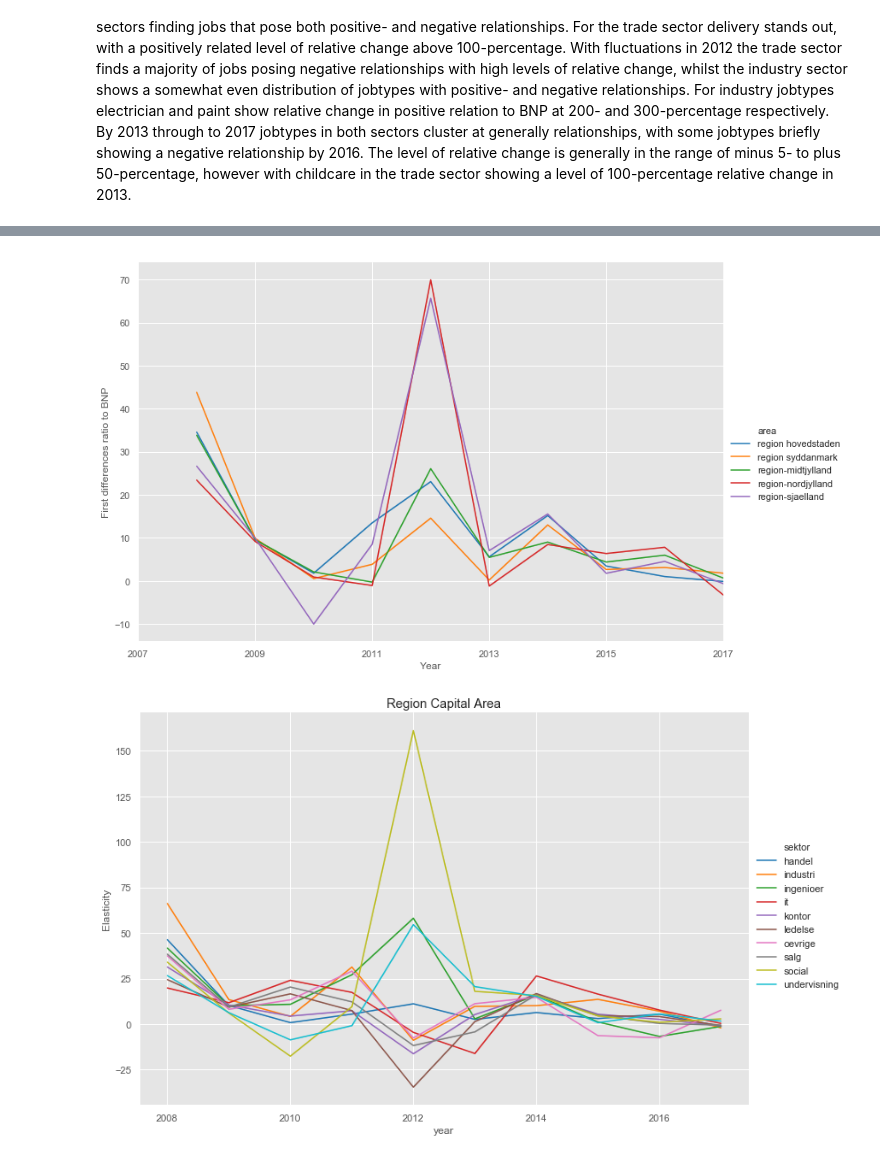
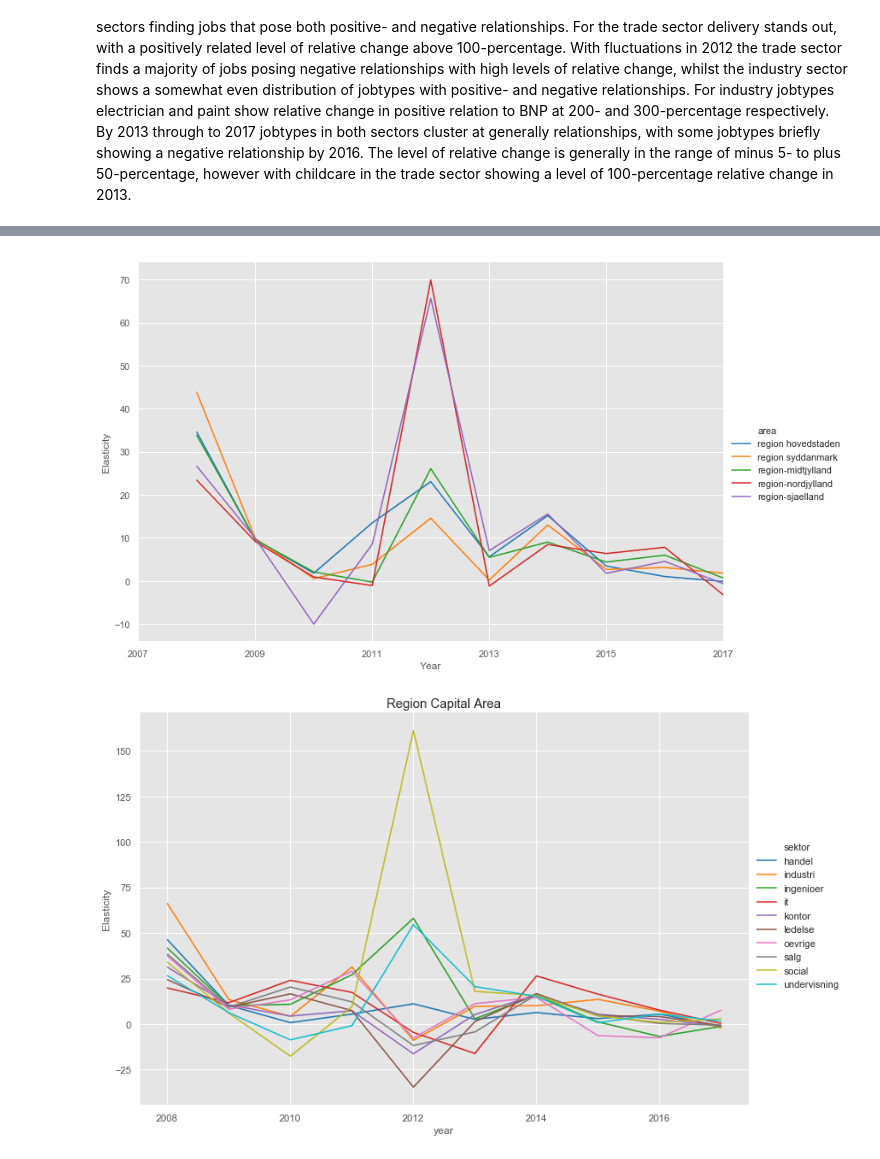
Before and after one commit to Naeim-S/GRP-33-TEST-1, a Jupyter notebook: EXAM/Analyse_August_ægte.ipynb, the cells around one changed output, grey strips where cells are left out. Saved outputs shown, nothing was run; the diff lists cells and outputs as text; code cells hidden in the pictures.

```diff
--- a/EXAM/Analyse_August_ægte.ipynb
+++ b/EXAM/Analyse_August_ægte.ipynb
@@ -122,28 +122,28 @@ plt.savefig('1_RR_Sector.png',bbox_inches='tight')
 # %%
 #Exclude "danmark" and sort by n_area and year (for nicer plot):
 #merged_area = merged.query(' area != "danmark"').sort_values(by=["ratio_area","year"], ascending=False)
 
 sns.set_palette("tab10")
 sns.relplot(x="year", y="RR_area",
             hue="area",
             kind="line",
             height=7,
             aspect=1.5,
             legend = "brief",
             hue_order=area_order,
             data=merged)
-plt.ylabel("First differences ratio to BNP")
+plt.ylabel("Elasticity")
 #plt.yticks(range(0,100,10))
 plt.xlim(2007,2017)
 plt.xticks(range(2007,2018,2))
 plt.xlabel("Year")
 
 plt.savefig('2_RR_Area.png',bbox_inches='tight')
 
 
 # All jobs for each area over time
 # %% [output]
-[figure, old version]
+[figure, new version]
 # %%
 #All sectors for each area over time - FD to BNP ratio
 
```
Also changed, not shown: parts of 1 cell of this notebook, 2 other files.
